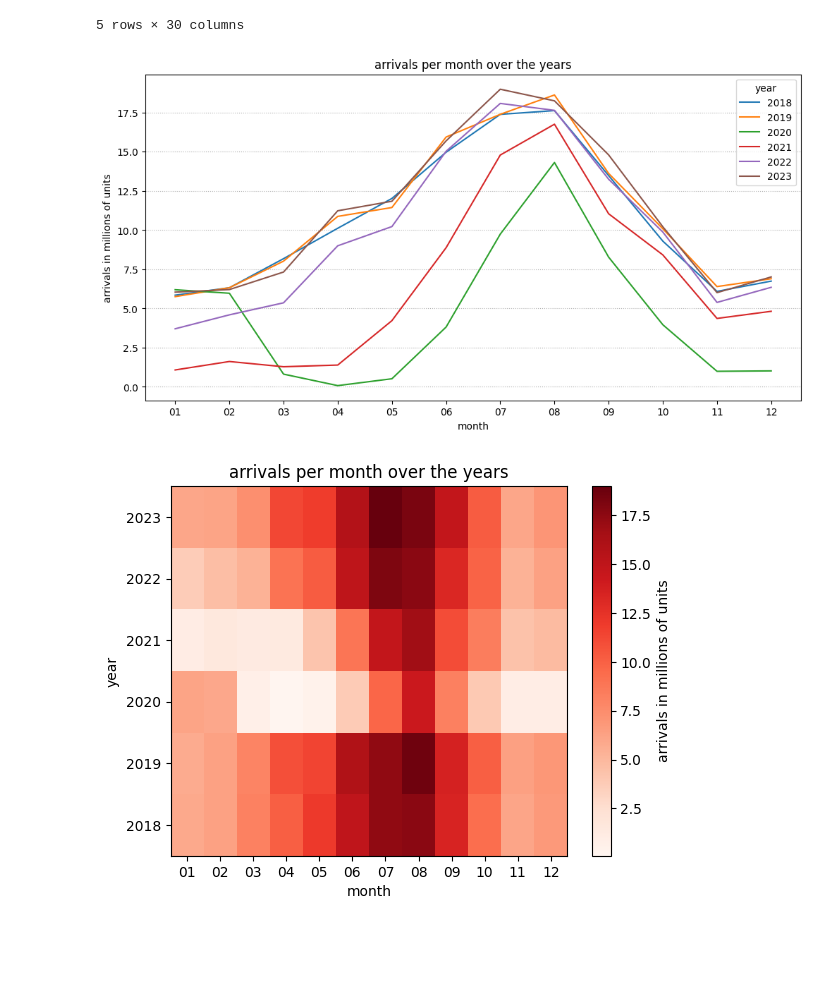
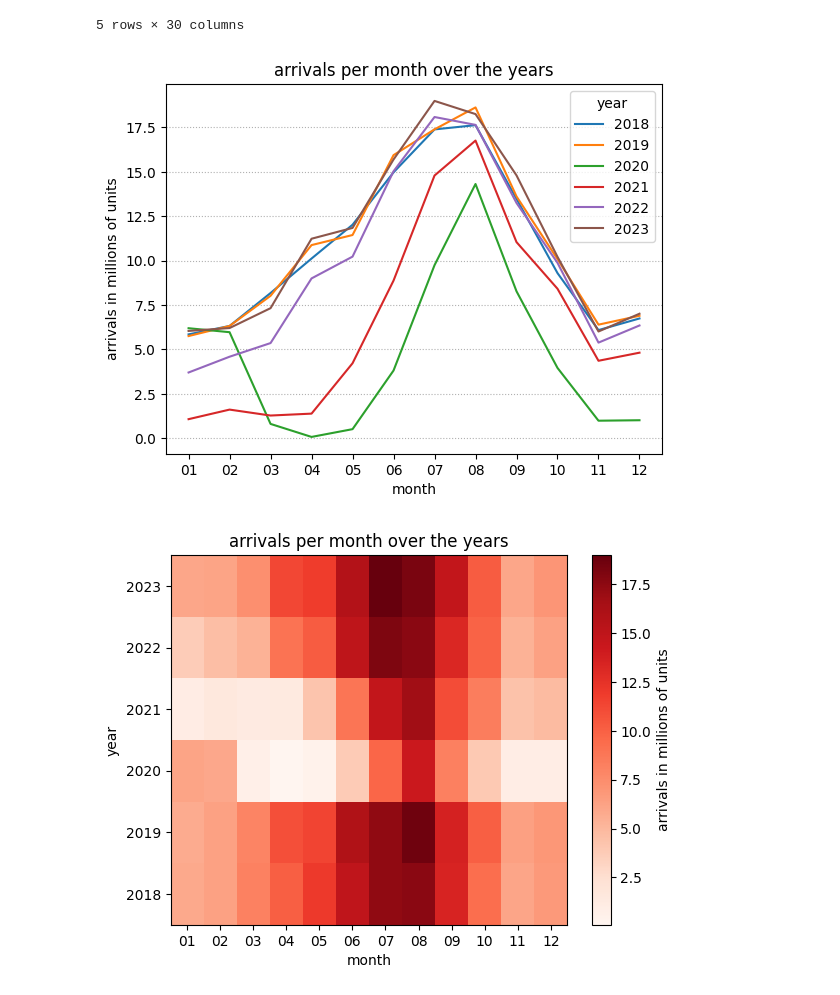
Before and after one commit to T0ls/data-Visualization, a Jupyter notebook: code/index.ipynb, the cells around one changed output. Saved outputs shown, nothing was run; the diff lists cells and outputs as text; code cells hidden in the pictures; blank space fills up the shorter version.

```diff
--- a/code/index.ipynb
+++ b/code/index.ipynb
@@ -437,17 +467,17 @@ arrivals = arrivals_per_month[['TIME_PERIOD', 'OBS_VALUE']].set_index('TIME_PERI
 months = arrivals.index.to_series().apply(lambda x: x.split('-')[1]).unique()
 years = arrivals.index.to_series().apply(lambda x: x.split('-')[0]).unique()
 # %%
-fig, ax = plt.subplots(figsize=(12, 6))
+# fig, ax = plt.subplots(figsize=(12, 6))
 
 for year in years:
   monthly_data = arrivals[arrivals.index.str.startswith(year)]
-  ax.plot(monthly_data.index.str[-2:], monthly_data['OBS_VALUE'], label=year)
+  plt.plot(monthly_data.index.str[-2:], monthly_data['OBS_VALUE'], label=year)
 
-ax.set_ylabel("arrivals in millions of units")
-ax.set_xlabel("month")
-ax.set_title("arrivals per month over the years")
-ax.legend(title="year")
-ax.grid(True, axis='y', linestyle=':')
+plt.ylabel("arrivals in millions of units")
+plt.xlabel("month")
+plt.title("arrivals per month over the years")
+plt.legend(title="year")
+plt.grid(True, axis='y', linestyle=':')
 # %% [output]
-[figure, old version]
+[figure, new version]
 # %%
```
Also changed, not shown: parts of 12 cells of this notebook.
